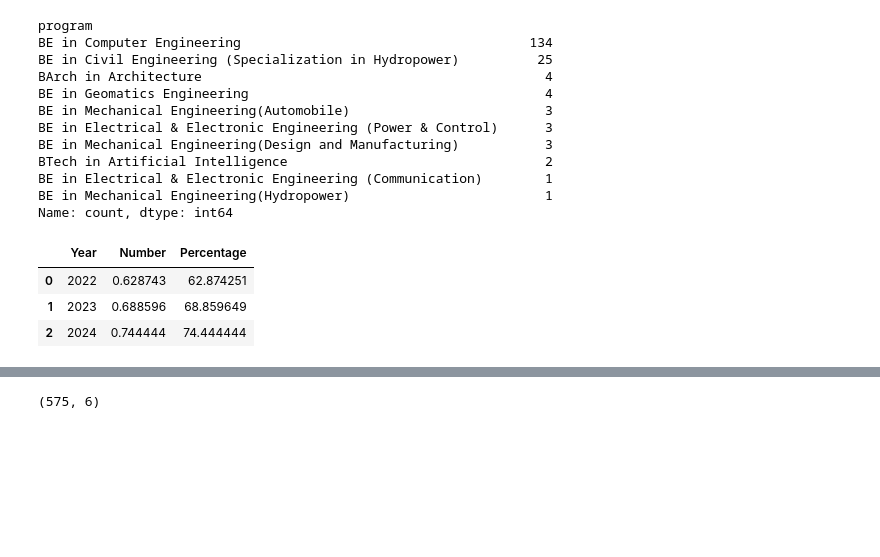
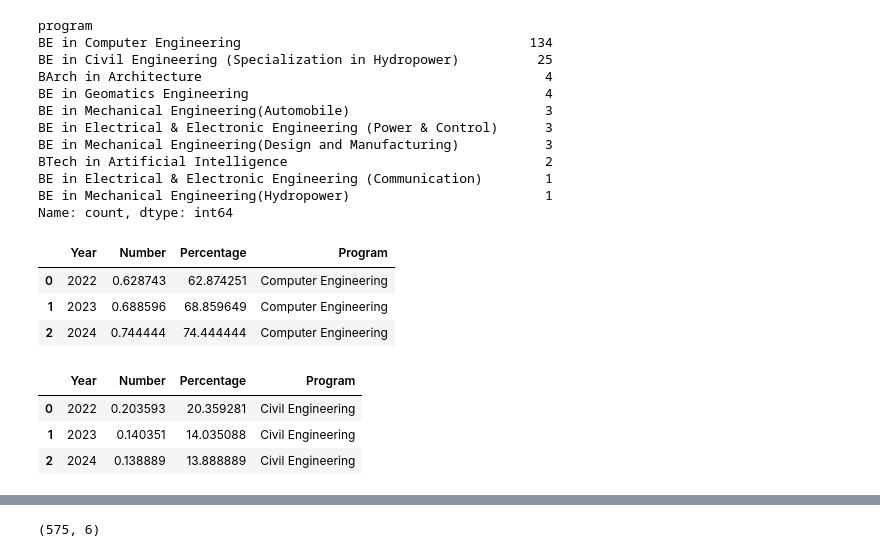
Before and after one commit to atrociousdinner/EDA_on_KUCBT_score, a Jupyter notebook: kucbt_eda.ipynb, the cells around one changed output, grey strips where cells are left out. Cells and saved outputs as stored; diff of their text form; code cells hidden in the pictures; blank space fills up the shorter version.

```diff
--- a/kucbt_eda.ipynb
+++ b/kucbt_eda.ipynb
@@ -519,13 +513,28 @@ q90_comp = [q90_comp_2022, q90_comp_2023, q90_comp_2024]
 # %%
 q90_comp_plot = pd.DataFrame({
     'Year': [2022, 2023, 2024],
     'Number': q90_comp
 })
 
 q90_comp_plot['Percentage'] = q90_comp_plot['Number']*100
+q90_comp_plot['Program'] = 'Computer Engineering'
 q90_comp_plot
 # %% [output]
-|  | Year | Number | Percentage |
-| 0 | 2022 | 0.628743 | 62.874251 |
-| 1 | 2023 | 0.688596 | 68.859649 |
-| 2 | 2024 | 0.744444 | 74.444444 |
+|  | Year | Number | Percentage | Program |
+| 0 | 2022 | 0.628743 | 62.874251 | Computer Engineering |
+| 1 | 2023 | 0.688596 | 68.859649 | Computer Engineering |
+| 2 | 2024 | 0.744444 | 74.444444 | Computer Engineering |
+# %%
+q90_civil_plot = pd.DataFrame({
+    'Year': [2022, 2023, 2024],
+    'Number': q90_civil
+})
+
+q90_civil_plot['Percentage'] = q90_civil_plot['Number']*100
+q90_civil_plot['Program'] = 'Civil Engineering'
+q90_civil_plot
+# %% [output]
+|  | Year | Number | Percentage | Program |
+| 0 | 2022 | 0.203593 | 20.359281 | Civil Engineering |
+| 1 | 2023 | 0.140351 | 14.035088 | Civil Engineering |
+| 2 | 2024 | 0.138889 | 13.888889 | Civil Engineering |
```
Also changed, not shown: parts of 6 cells of this notebook, 3 other files.
